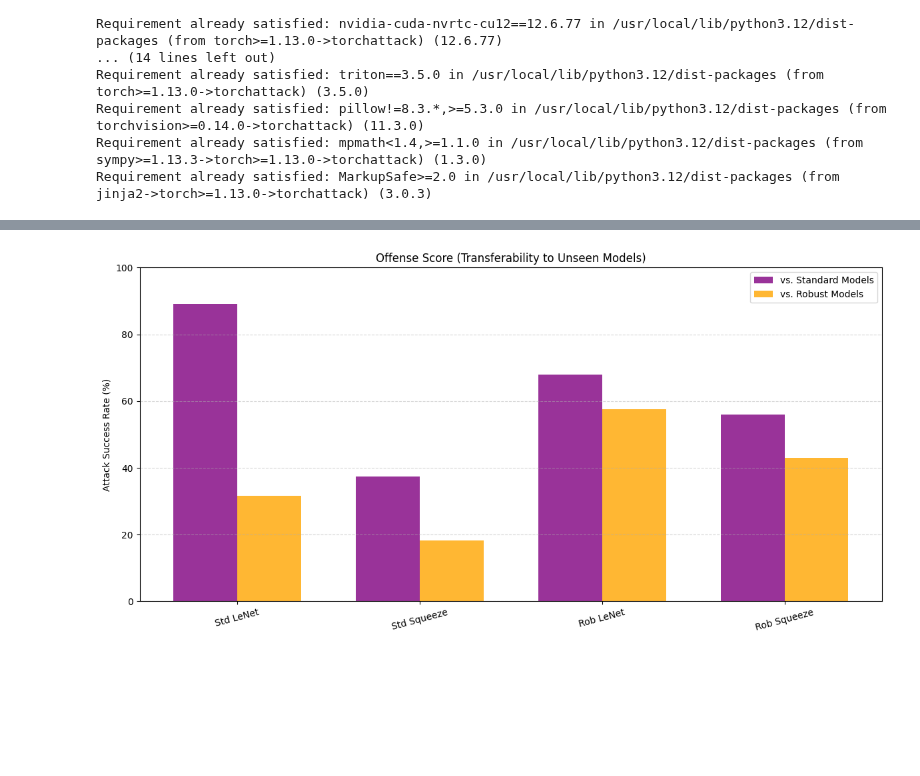
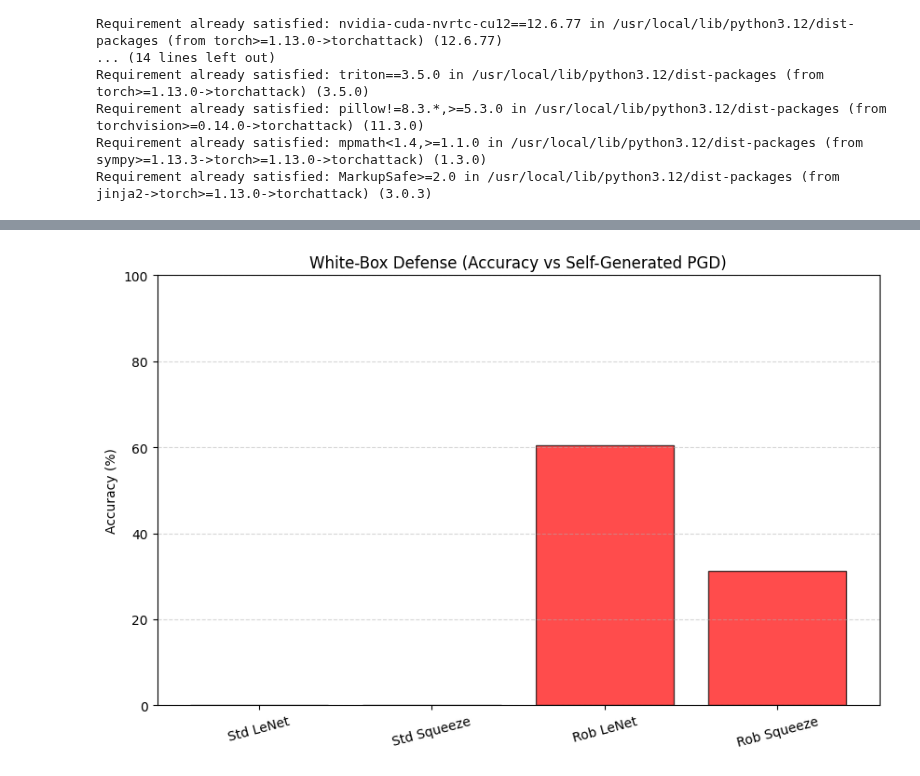
Before and after one commit to vm2781/adversarial_attacks, a Jupyter notebook: model_adversarial_analysis.ipynb, the cells around one changed output, grey strips where cells are left out. Saved outputs shown, nothing was run; the diff lists cells and outputs as text; code cells hidden in the pictures; blank space fills up the shorter version.

```diff
--- a/model_adversarial_analysis.ipynb
+++ b/model_adversarial_analysis.ipynb
@@ -191,20 +190,13 @@ for _, fname, arch in model_configs:
 # %%
-names = [c[0] for c in model_configs]
-x = np.arange(len(names))
-width = 0.35
-
-plt.figure(figsize=(12, 6))
-plt.bar(x - width/2, offense_vs_std, width, label='vs. Standard Models', color='purple', alpha=0.8)
-plt.bar(x + width/2, offense_vs_rob, width, label='vs. Robust Models', color='orange', alpha=0.8)
+plt.figure(figsize=(10, 6))
+plt.bar(x, whitebox_scores, color='red', alpha=0.7, edgecolor='black')
 plt.xticks(x, names, rotation=15)
-plt.ylabel("Attack Success Rate (%)")
-plt.title("Offense Score (Transferability to Unseen Models)")
-plt.legend()
+plt.ylabel("Accuracy (%)")
+plt.title("White-Box Defense (Accuracy vs Self-Generated PGD)")
 plt.ylim(0, 100)
 plt.grid(axis='y', linestyle='--', alpha=0.5)
-plt.tight_layout()
 plt.show()
 # %% [output]
-[figure, old version]
+[figure, new version]
 # %%
 plt.figure(figsize=(10, 6))
```
Also changed, not shown: parts of 10 cells of this notebook.
